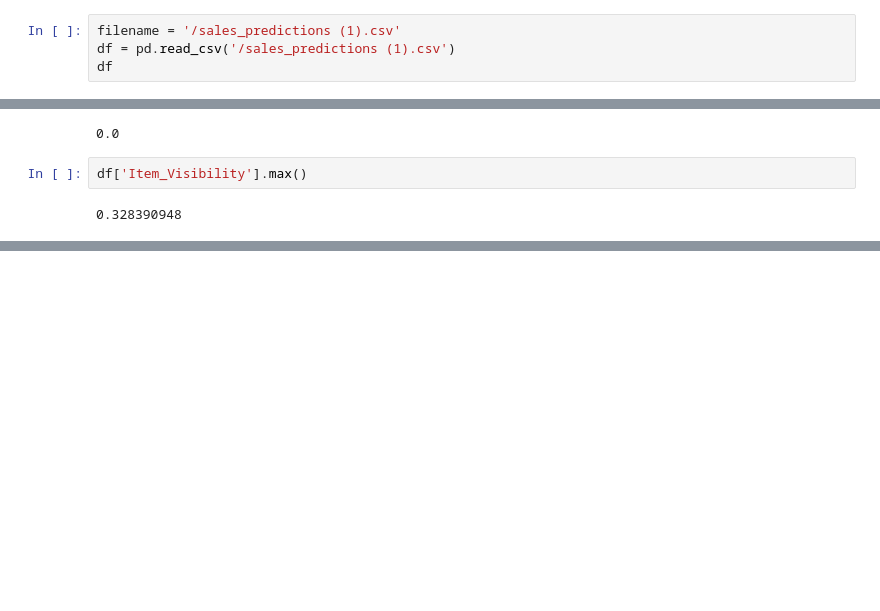
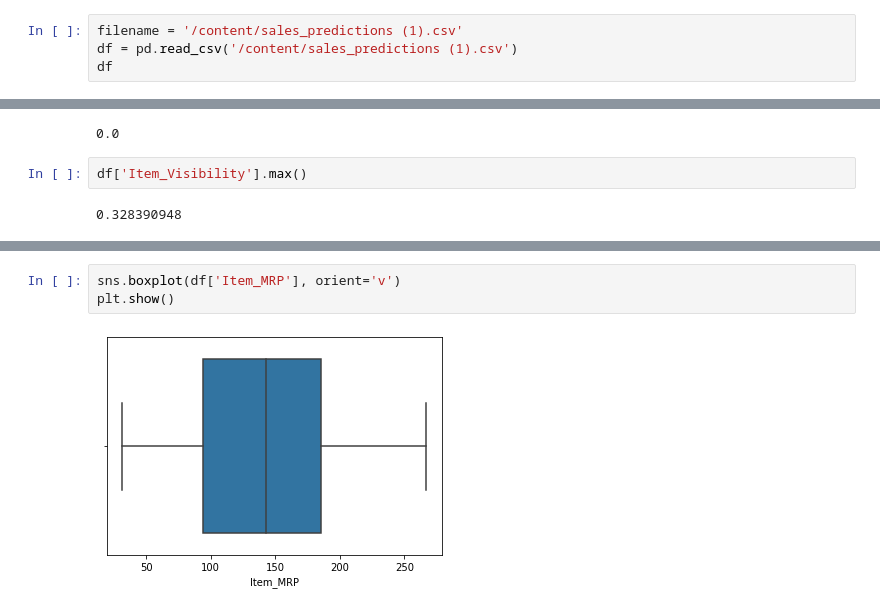
Before and after one commit to AbdoIbrahim/food-sales-predictions, a Jupyter notebook: Project_1_Part_1_(Core).ipynb, the cells around one changed output, grey strips where cells are left out. Drawn from its saved outputs; the diff is of its cells as text; blank space fills up the shorter version.

```diff
--- a/Project_1_Part_1_(Core).ipynb
+++ b/Project_1_Part_1_(Core).ipynb
@@ -5,6 +8,6 @@ import pandas as pd
 # %%
-filename = '/sales_predictions (1).csv'
-df = pd.read_csv('/sales_predictions (1).csv')
+filename = '/content/sales_predictions (1).csv'
+df = pd.read_csv('/content/sales_predictions (1).csv')
 df
 # %% [output]
 |  | Item_Identifier | Item_Weight | Item_Fat_Content | Item_Visibility | Item_Type | Item_MRP | ... |
@@ -238,0 +304,5 @@ df['Item_Visibility'].max()
+# %%
+sns.boxplot(df['Item_MRP'], orient='v')
+plt.show()
+# %% [output]
+[figure, added]
```
Also changed, not shown: parts of 21 cells of this notebook.
